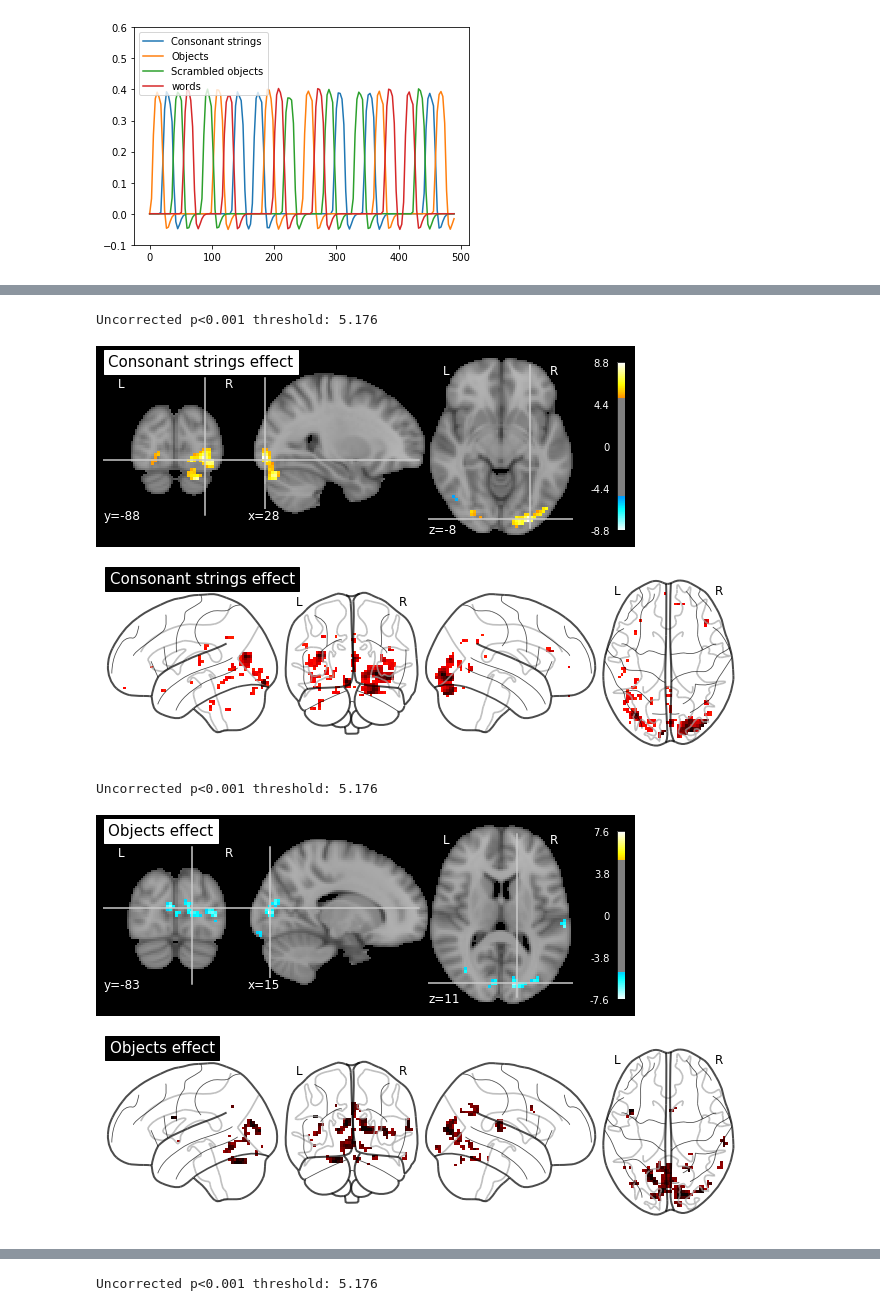
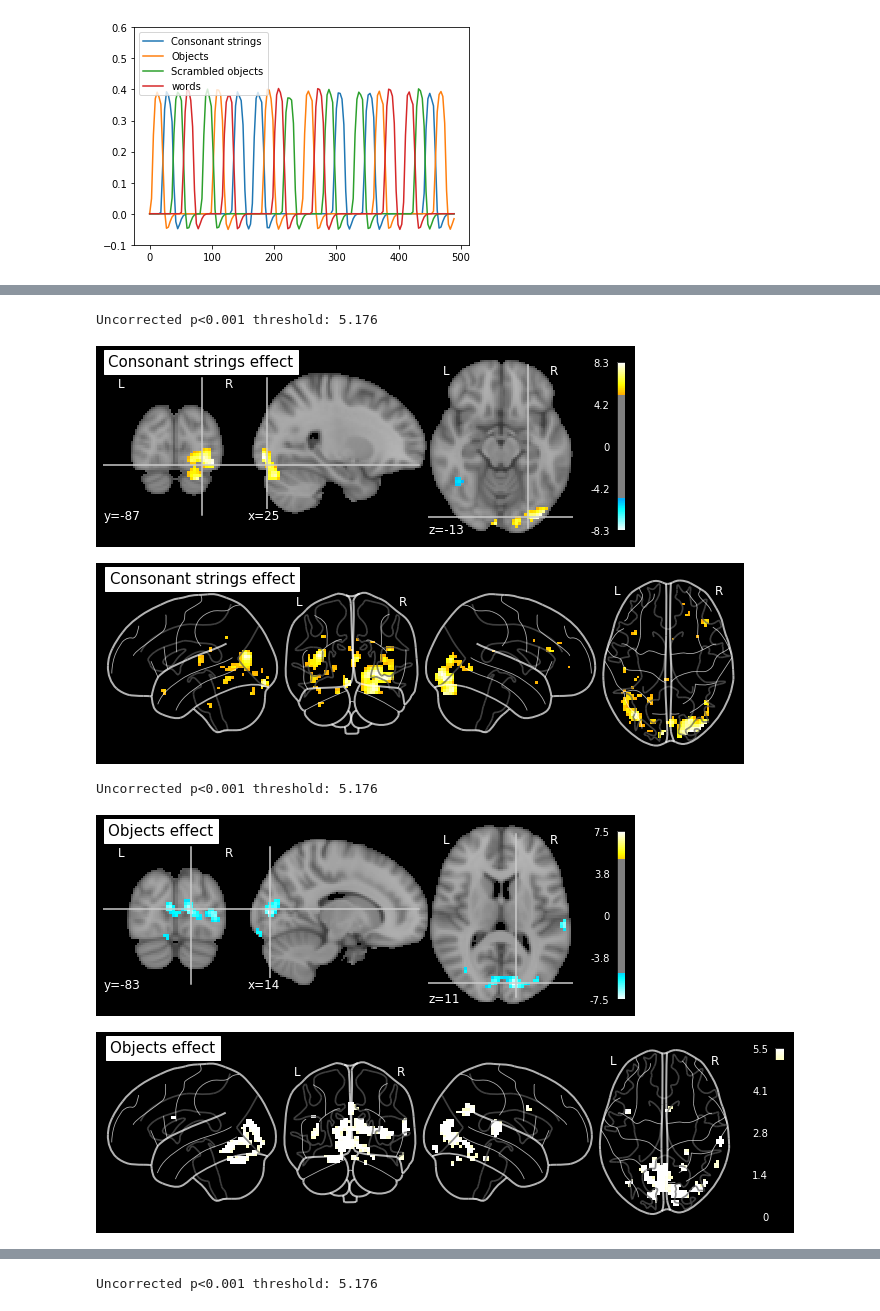
Before and after one commit to igaadamska/fMRI-analysis-materials, a Jupyter notebook: Word and object processing - fMRI analysis.ipynb, the cells around one changed output, grey strips where cells are left out. Cells and saved outputs as stored; diff of their text form; code cells hidden in the pictures.

```diff
--- a/Word and object processing - fMRI analysis.ipynb
+++ b/Word and object processing - fMRI analysis.ipynb
@@ -64,7 +64,7 @@ fmri_img = "data/sub-01_func_sub-01_task-onebacktask_run-02_bold.nii"
 
 t_r = 3
 
-first_level_model = FirstLevelModel(t_r, hrf_model='spm',  high_pass=.01, smoothing_fwhm=6)
+first_level_model = FirstLevelModel(t_r, hrf_model='spm',  high_pass=.01, smoothing_fwhm=8)
 first_level_model = first_level_model.fit(fmri_img, events=events)
 # %%
 # Calculating design matrix
@@ -133,16 +140,16 @@ plot_stat_map(string_map, threshold=threshold, display_mode='ortho',  black_bg=T
 plt.show()
 # %% [output]
 Uncorrected p<0.001 threshold: 5.176
-[figure, old version]
+[figure, new version]
 # %%
 # Plotting consonant strings effect on glass brain
 
 from nilearn.plotting import plot_glass_brain
 
-plot_glass_brain(string_map, title='Consonant strings effect', display_mode='lyrz', threshold=threshold)
+plot_glass_brain(string_map, title='Consonant strings effect', display_mode='lyrz', threshold=threshold, black_bg=True)
 plt.show()
 # %% [output]
-[figure, old version]
+[figure, new version]
 # %%
 # Statistic test for consonant objects effect
 
@@ -154,14 +161,14 @@ plot_stat_map(objects_map, threshold=threshold, display_mode='ortho', black_bg=T
 plt.show()
 # %% [output]
 Uncorrected p<0.001 threshold: 5.176
-[figure, old version]
+[figure, new version]
 # %%
 # Plotting objects strings effect on glass brain
 
-plot_glass_brain(objects_map, title='Objects effect', display_mode='lyrz', threshold=threshold)
+plot_glass_brain(objects_map, title='Objects effect', display_mode='lyrz', threshold=threshold, black_bg=True, colorbar=True)
 plt.show()
 # %% [output]
-[figure, old version]
+[figure, new version]
 # %%
 # Statistic test for scrabled objects effect
 
```
Also changed, not shown: parts of 13 cells of this notebook.
